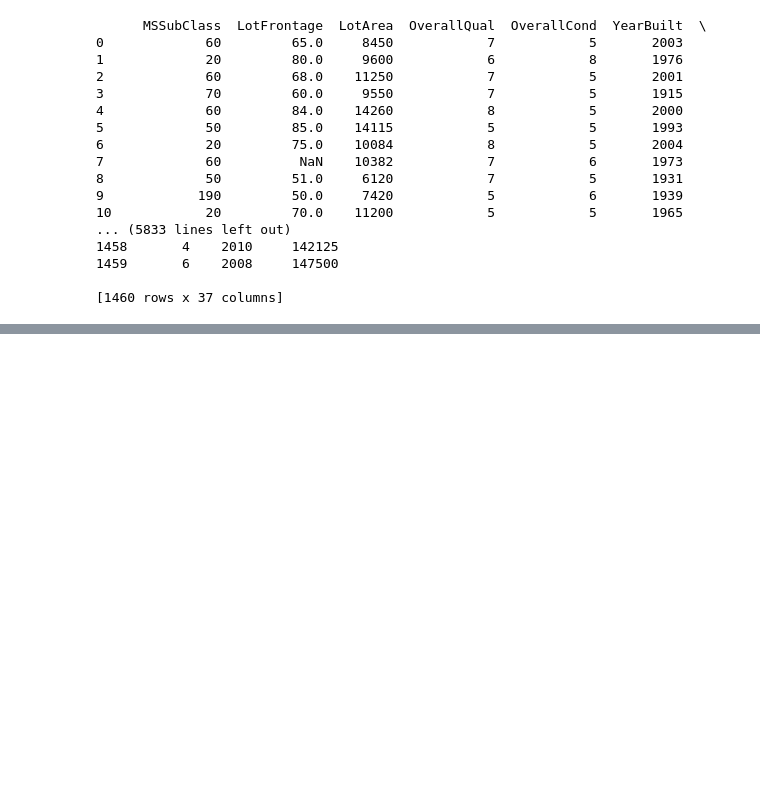
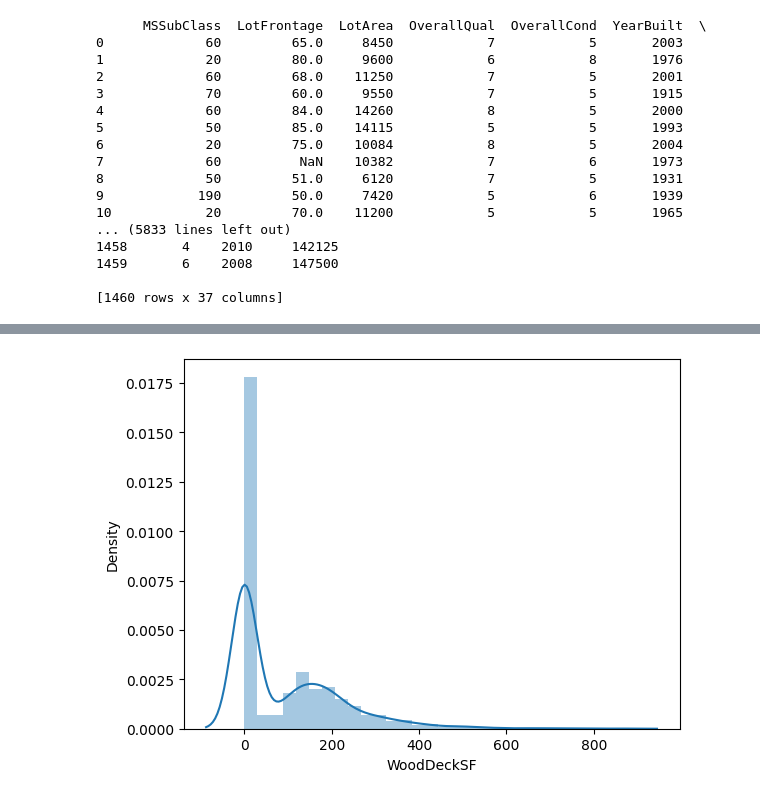
Before and after one commit to rahulrawat913/house_prediction_price, a Jupyter notebook: Housing_Prediction.ipynb, the cells around one changed output, grey strips where cells are left out. Cells and saved outputs as stored; diff of their text form; code cells hidden in the pictures; blank space fills up the shorter version.

```diff
--- a/Housing_Prediction.ipynb
+++ b/Housing_Prediction.ipynb
@@ -53,7 +53,7 @@ memory usage: 924.0+ KB
 # %%
 #find colmns that does not add any values -  removing columns that has more than 50% of null data
 
-column_with_nulls=housing_data.columns[100*(housing_data.isnull().sum()/len(housing_data.index))>50]
+column_with_nulls=housing_data.columns[100*(housing_data.isnull().sum()/len(housing_data.index))>90]
 column_with_nulls
 housing_data.drop(column_with_nulls,axis=1,inplace=True)
 housing_data.drop('Id',axis=1,inplace=True)
@@ -115,0 +199,6 @@ ValueError: Could not interpret value `saleprice` for parameter `x`
+# %%
+# poolArea
+sns.distplot(housing_data['WoodDeckSF'])
+plt.show()
+# %% [output]
+[figure, added]
```
Also changed, not shown: parts of 19 cells of this notebook.
